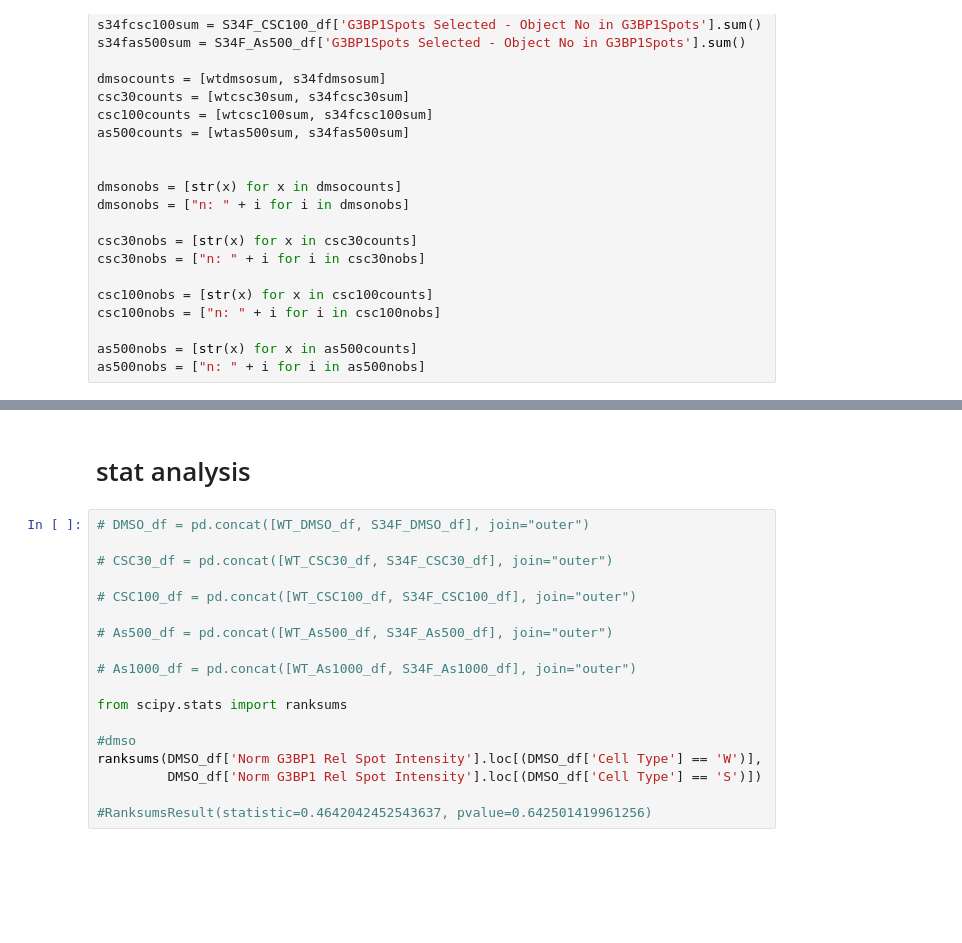
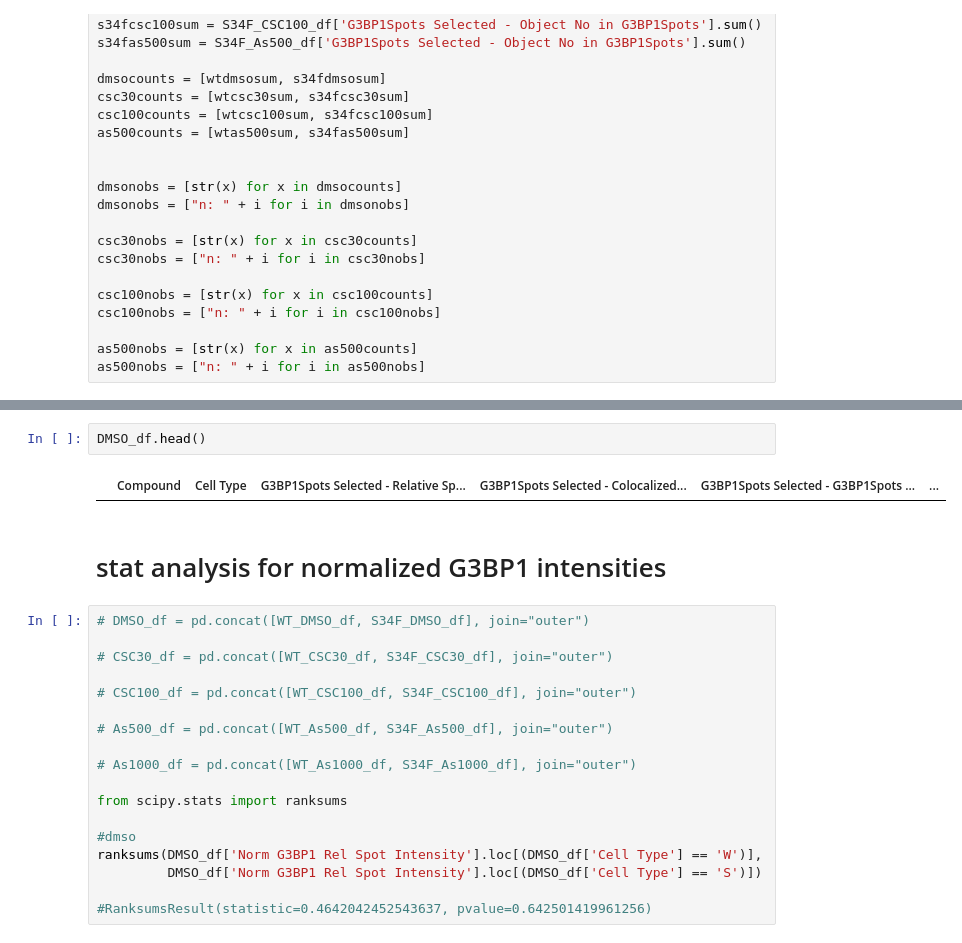
Before and after one commit to cindyeliang/u2af1-kras, a Jupyter notebook: scripts/20250128_SG_analysis_combineclones-normbywtdmso_spotintensityonly.ipynb, the cells around one changed output, grey strips where cells are left out. Drawn from its saved outputs; the diff is of its cells as text; blank space fills up the shorter version.

```diff
--- a/scripts/20250128_SG_analysis_combineclones-normbywtdmso_spotintensityonly.ipynb
+++ b/scripts/20250128_SG_analysis_combineclones-normbywtdmso_spotintensityonly.ipynb
@@ -416,5 +410,9 @@ for ax in axes:
+# %%
+DMSO_df.head()
+# %% [output]
+|  | Compound | Cell Type | G3BP1Spots Selected - Relative Sp... | G3BP1Spots Selected - Colocalized... | G3BP1Spots Selected - G3BP1Spots ... | ... |
 # %% [markdown]
-# stat analysis
+# stat analysis for normalized G3BP1 intensities
 # %%
 # DMSO_df = pd.concat([WT_DMSO_df, S34F_DMSO_df], join="outer")
 
```
Also changed, not shown: parts of 9 cells of this notebook.
